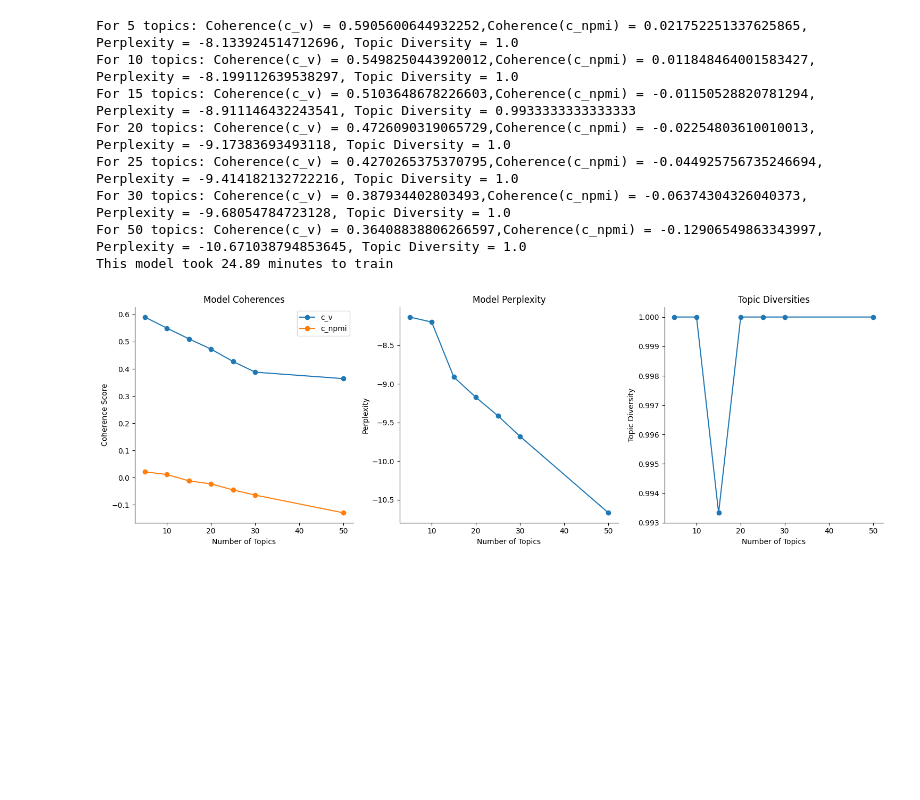
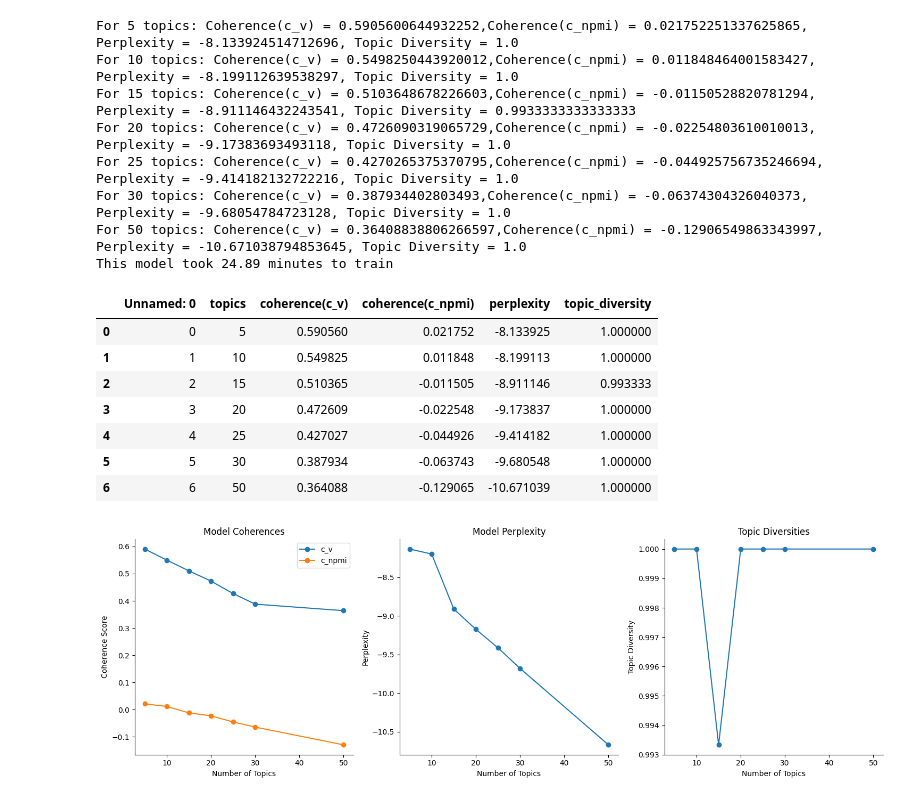
Before and after one commit to luisanomayo/MSc_Thesis_NLP_topic_modelling, a Jupyter notebook: topic_modelling/LDA_models/notebooks/lda_model_new_20_08_22.ipynb, the cells around one changed output. Cells and saved outputs as stored; diff of their text form; code cells hidden in the pictures; blank space fills up the shorter version.

```diff
--- a/topic_modelling/LDA_models/notebooks/lda_model_new_20_08_22.ipynb
+++ b/topic_modelling/LDA_models/notebooks/lda_model_new_20_08_22.ipynb
@@ -686,6 +686,17 @@ evals = {'topics': topics_range,'coherence(c_v)': model_coherence_cv, 'coherence
 model_eval = pd.DataFrame(evals)
 
 model_eval.to_csv('lda_new_evals.csv')
+# %%
+pd.read_csv('lda_new_evals.csv')
+# %% [output]
+|  | Unnamed: 0 | topics | coherence(c_v) | coherence(c_npmi) | perplexity | topic_diversity |
+| 0 | 0 | 5 | 0.590560 | 0.021752 | -8.133925 | 1.000000 |
+| 1 | 1 | 10 | 0.549825 | 0.011848 | -8.199113 | 1.000000 |
+| 2 | 2 | 15 | 0.510365 | -0.011505 | -8.911146 | 0.993333 |
+| 3 | 3 | 20 | 0.472609 | -0.022548 | -9.173837 | 1.000000 |
+| 4 | 4 | 25 | 0.427027 | -0.044926 | -9.414182 | 1.000000 |
+| 5 | 5 | 30 | 0.387934 | -0.063743 | -9.680548 | 1.000000 |
+| 6 | 6 | 50 | 0.364088 | -0.129065 | -10.671039 | 1.000000 |
 # %%
 #Create subplots
 fig, axes = plt.subplots(1, 3, figsize=(15, 5))
```
